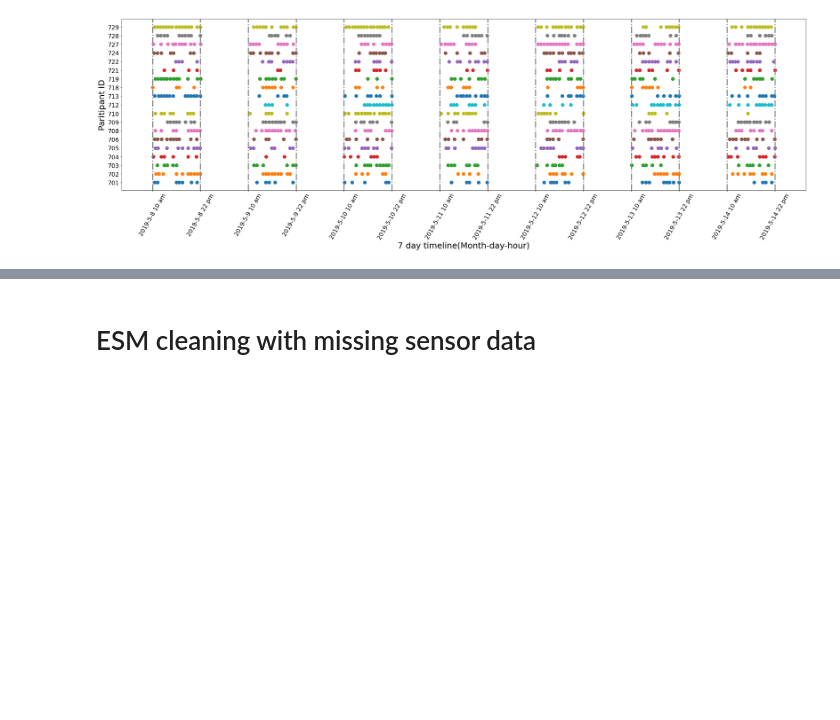
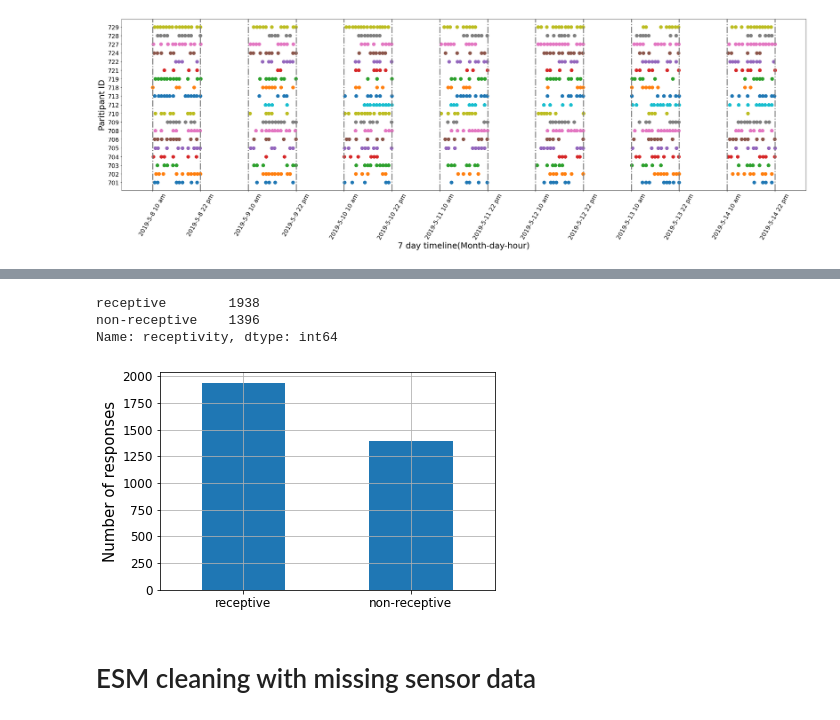
Before and after one commit to Jumabek/receptivity, a Jupyter notebook: eda/outcome_variable.ipynb, the cells around one changed output, grey strips where cells are left out. Cells and saved outputs as stored; diff of their text form; code cells hidden in the pictures; blank space fills up the shorter version.

```diff
--- a/eda/outcome_variable.ipynb
+++ b/eda/outcome_variable.ipynb
@@ -289,0 +320,11 @@ for groupname in groups.keys():
+# %%
+labels['receptivity'] = np.where(labels.disturbance>0, 'non-receptive','receptive')
+print(labels.receptivity.value_counts())
+labels.receptivity.value_counts().plot(kind='bar', rot=0)
+plt.ylabel('Number of responses')
+plt.grid()
+# %% [output]
+receptive        1938
+non-receptive    1396
+Name: receptivity, dtype: int64
+[figure, added]
```
Also changed, not shown: parts of 6 cells of this notebook, 1 other file.
